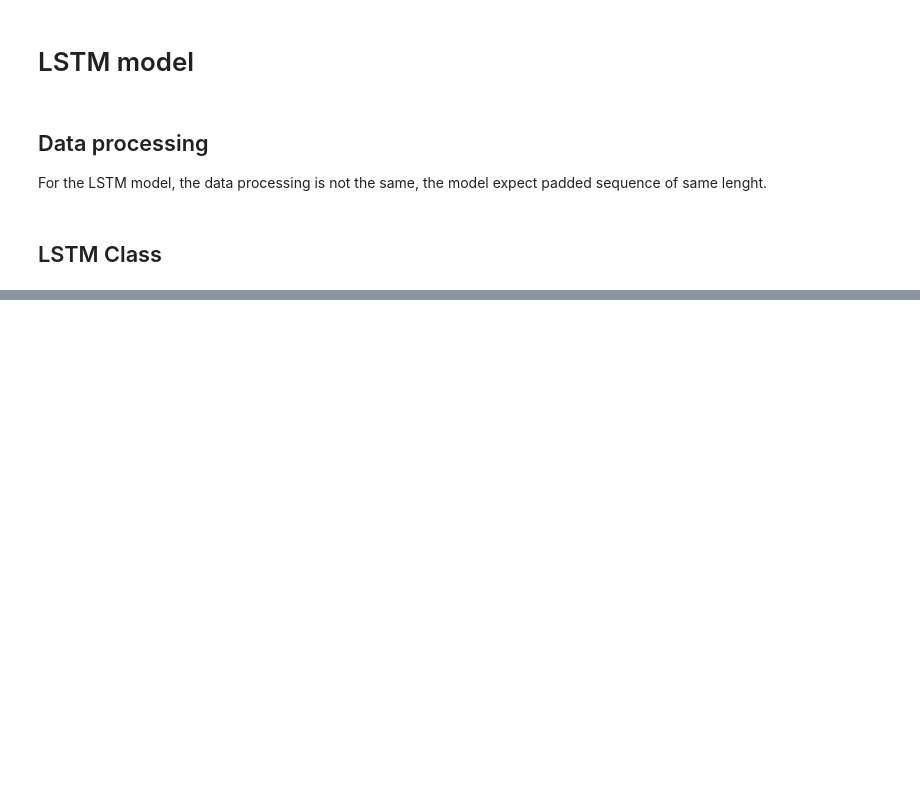
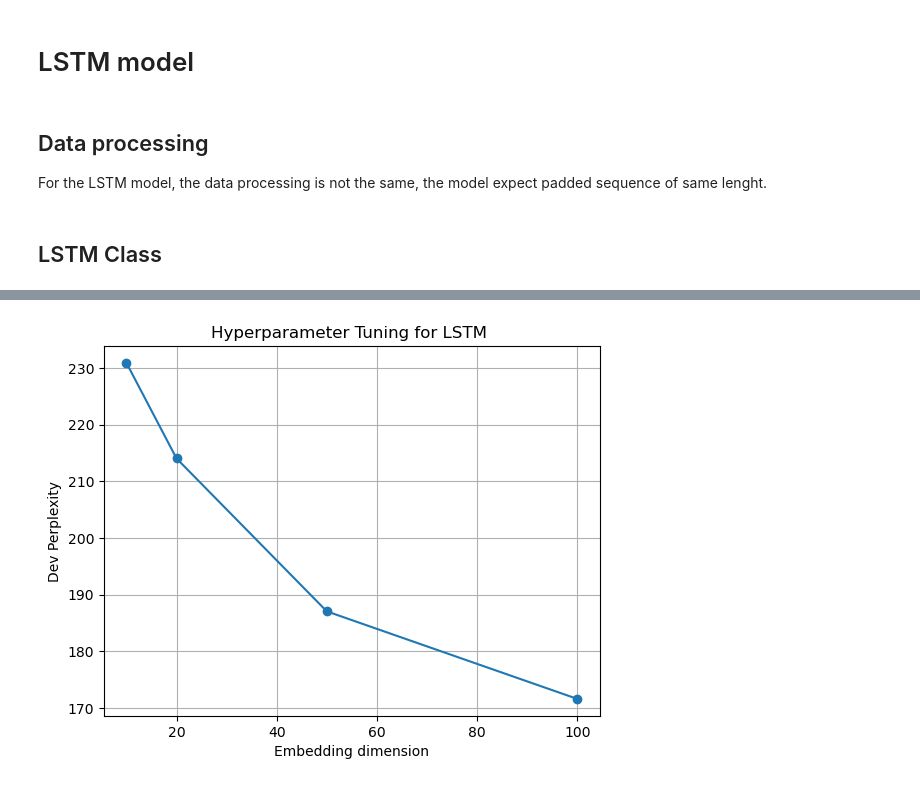
Before and after one commit to Lo808/Neural-Language-Modeling, a Jupyter notebook: Neural Language Modeling.ipynb, the cells around one changed output, grey strips where cells are left out. Saved outputs shown, nothing was run; the diff lists cells and outputs as text; code cells hidden in the pictures; blank space fills up the shorter version.

```diff
--- a/Neural Language Modeling.ipynb
+++ b/Neural Language Modeling.ipynb
@@ -658,0 +703,10 @@ print(lstm.dev_perplexity_history)
+# %%
+# Embedding dimension tuning
+
+embedding_dimension=[10,20,50,100]
+global_perplexity_e=[]
+
+for dim in embedding_dimension:
+    lstm=myLSTM(embedding_dim=dim,hidden_dim=128,variational_dropout=0.3,word_dropout=0.1)
+    lstm.fit(train_data,epochs=2,batch_size=64,lr=0.001)
+    global_perplexity_e.append(lstm.dev_perplexity_history[-1])
@@ -658,0 +722,11 @@ print(lstm.dev_perplexity_history)
+# %%
+plt.plot(embedding_dimension,global_perplexity_e, marker="o")
+
+plt.xlabel("Embedding dimension")
+plt.ylabel("Dev Perplexity")
+plt.title("Hyperparameter Tuning for LSTM ")
+
+plt.grid(True)
+plt.show()
+# %% [output]
+[figure, added]
```
Also changed, not shown: parts of 13 cells of this notebook.
